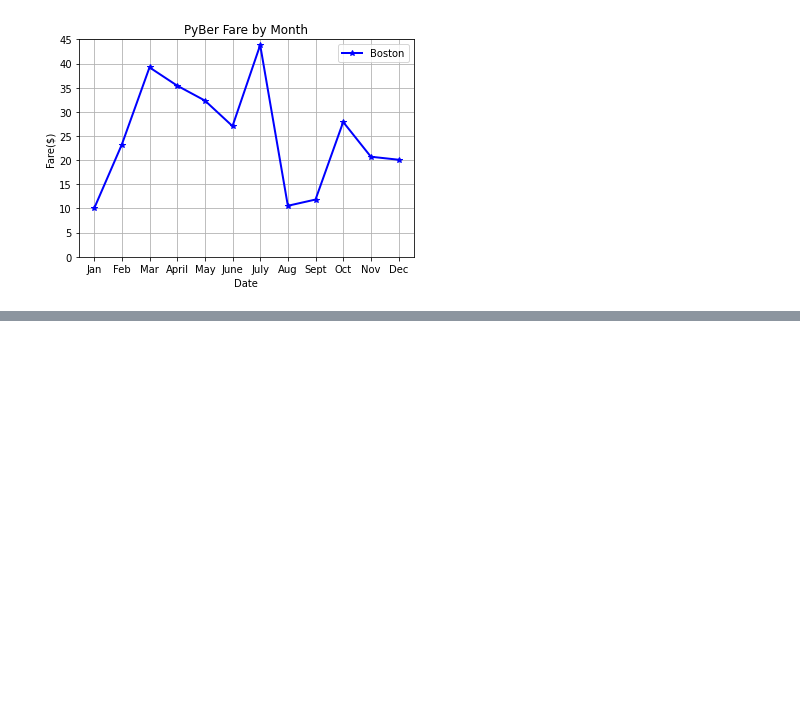
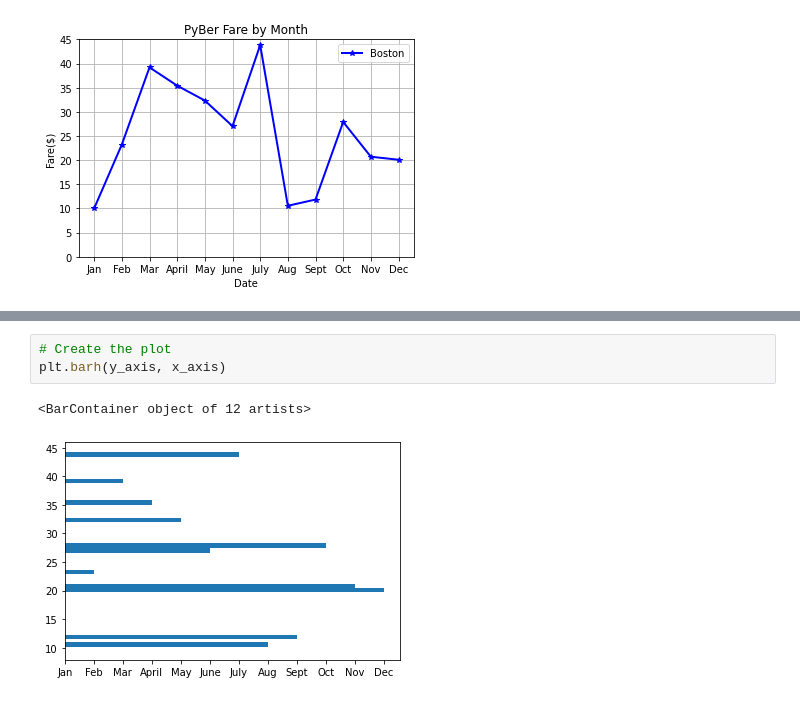
Before and after one commit to colombianguate/PyBer_Analysis, a Jupyter notebook: matplotlib_prac.ipynb, the cells around one changed output, grey strips where cells are left out. Cells and saved outputs as stored; diff of their text form; blank space fills up the shorter version.

```diff
--- a/matplotlib_prac.ipynb
+++ b/matplotlib_prac.ipynb
@@ -56,0 +82,6 @@ plt.legend()
+# %%
+# Create the plot
+plt.barh(y_axis, x_axis)
+# %% [output]
+<BarContainer object of 12 artists>
+[figure, added]
```
Also changed, not shown: parts of 19 cells of this notebook, 1 other file.
